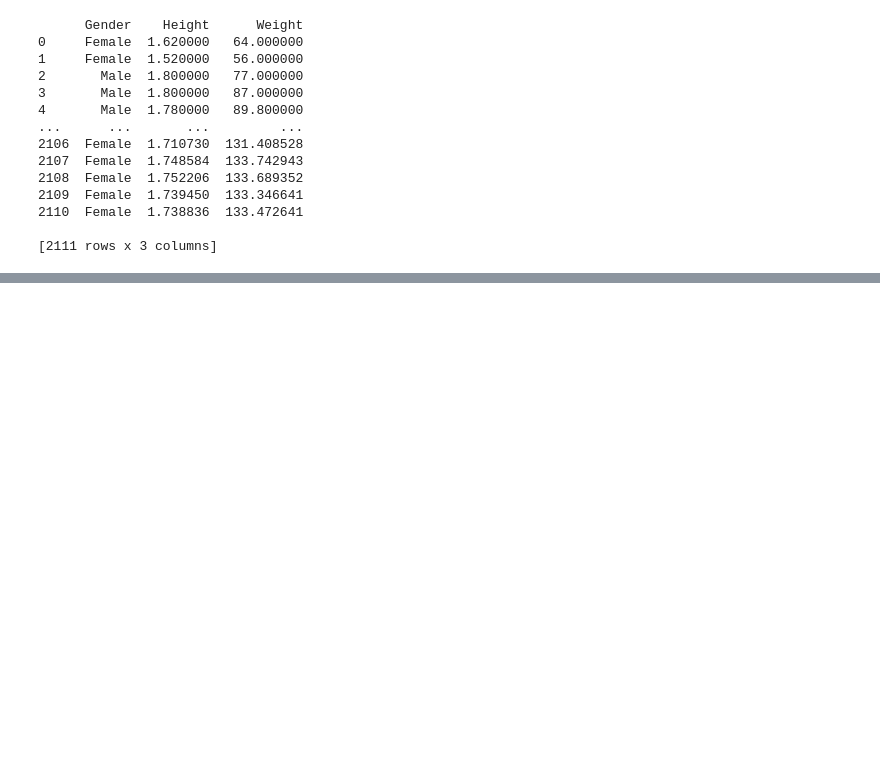
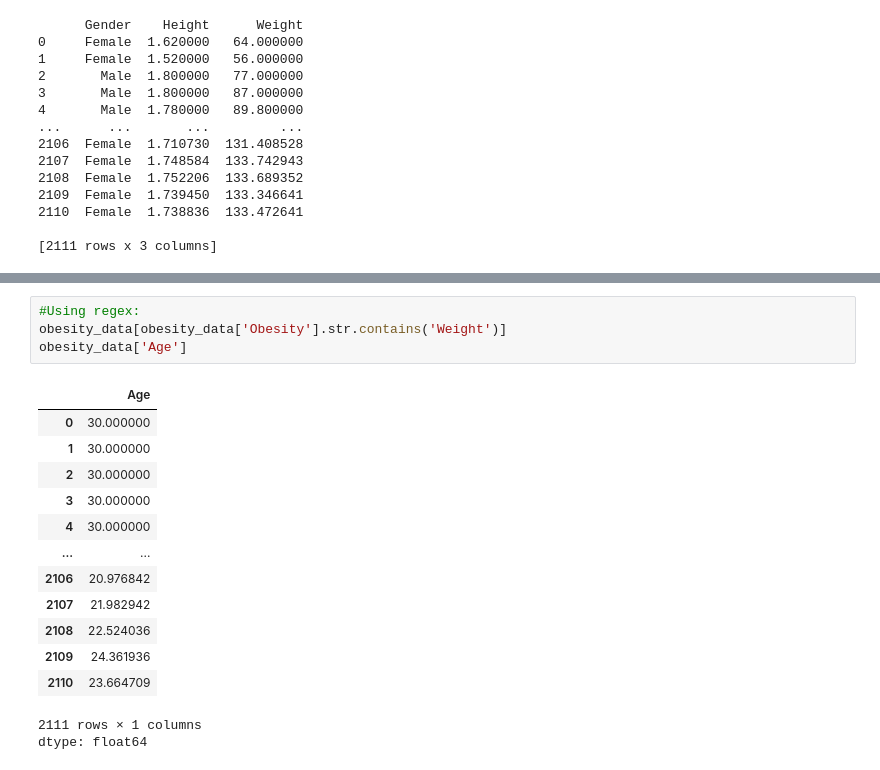
Before and after one commit to saswatisamal/PythonWithGenAI, a Jupyter notebook: pandas.ipynb, the cells around one changed output, grey strips where cells are left out. Cells and saved outputs as stored; diff of their text form; blank space fills up the shorter version.

```diff
--- a/pandas.ipynb
+++ b/pandas.ipynb
@@ -195,0 +181,19 @@ np.float64(21.0)
+# %%
+#Using regex:
+obesity_data[obesity_data['Obesity'].str.contains('Weight')]
+obesity_data['Age']
+# %% [output]
+|  | Age |
+| 0 | 30.000000 |
+| 1 | 30.000000 |
+| 2 | 30.000000 |
+| 3 | 30.000000 |
+| 4 | 30.000000 |
+| ... | ... |
+| 2106 | 20.976842 |
+| 2107 | 21.982942 |
+| 2108 | 22.524036 |
+| 2109 | 24.361936 |
+| 2110 | 23.664709 |
+2111 rows × 1 columns
+dtype: float64
```
Also changed, not shown: parts of 4 cells of this notebook.
